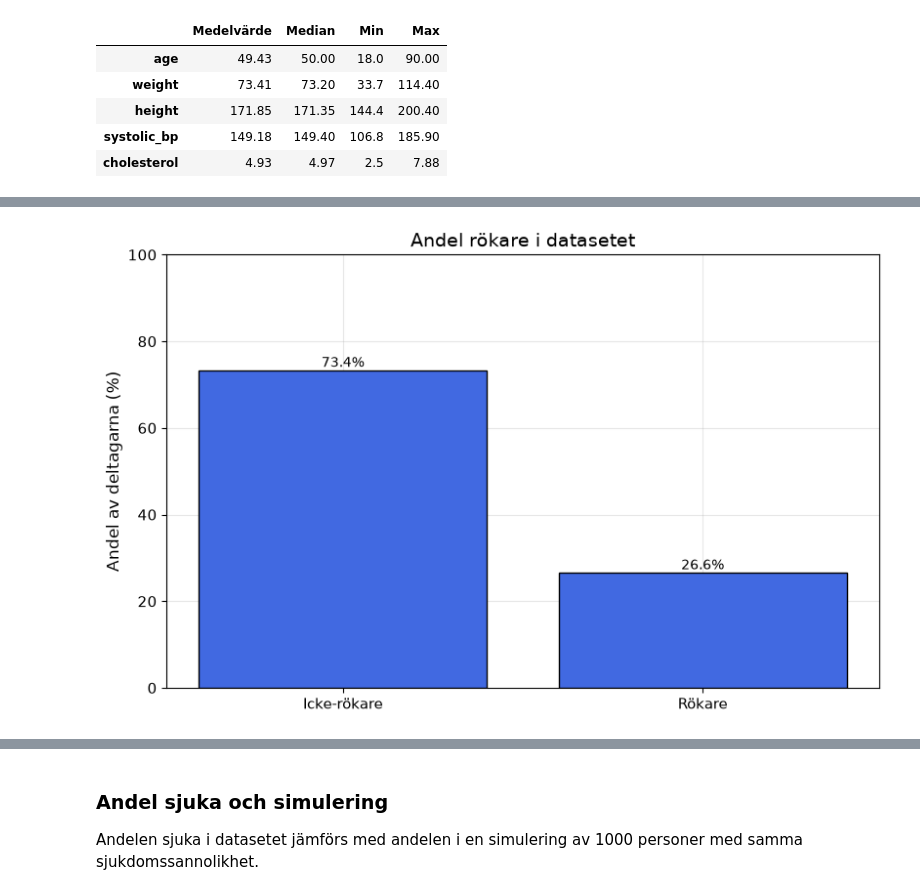
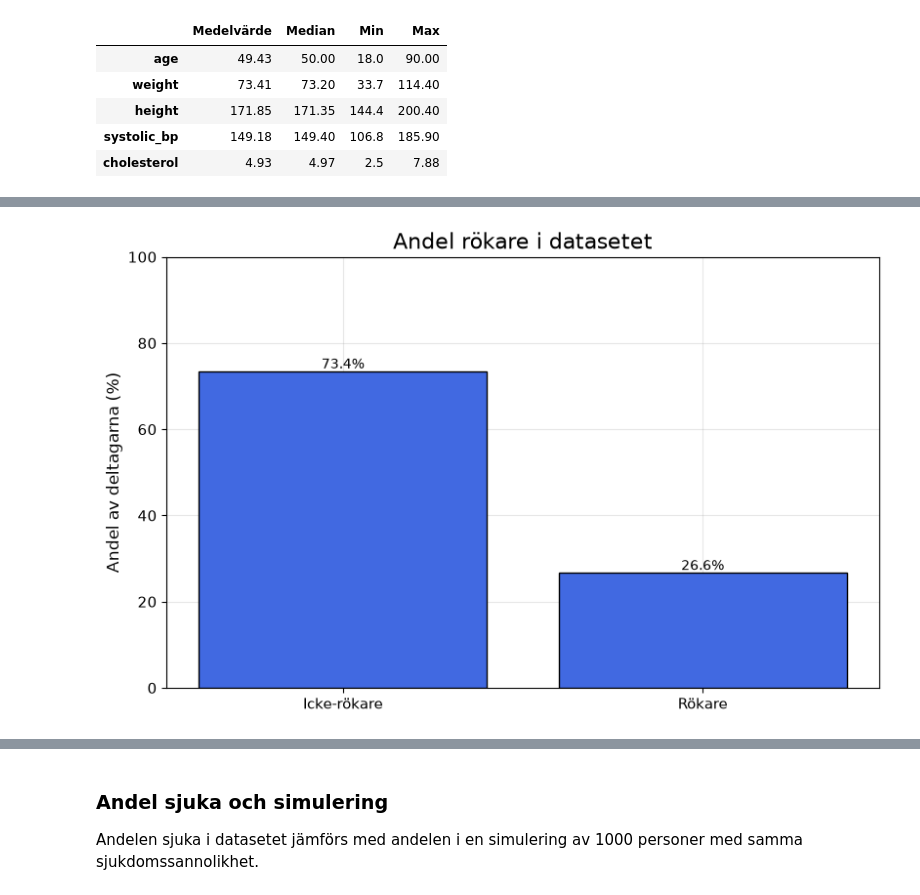
Before and after one commit to natasa-s/halsostudie, a Jupyter notebook: report_del1.ipynb, the cells around one changed output, grey strips where cells are left out. Cells and saved outputs as stored; diff of their text form; code cells hidden in the pictures.

```diff
--- a/report_del1.ipynb
+++ b/report_del1.ipynb
@@ -14,7 +14,7 @@ np.random.seed(42)
 plt.rcParams.update({
     "figure.figsize": (8, 5),
     "figure.constrained_layout.use": True,
-    "axes.titlesize": 14,
+    "axes.titlesize": 16,
     "axes.labelsize": 12,
     "xtick.labelsize": 11,
     "ytick.labelsize": 11,
@@ -172,17 +159,13 @@ plt.show()
 # %%
 smoker_share = df["smoker"].value_counts(normalize=True) * 100
 smoker_share = smoker_share.reindex(["No", "Yes"])
 
 fig, ax = plt.subplots()
-
 bars = ax.bar(["Icke-rökare", "Rökare"], smoker_share.values, edgecolor="black")
 ax.bar_label(bars, fmt="%.1f%%")
-
-ax.set_title("Andel rökare i datasetet")
-ax.set_ylabel("Andel av deltagarna (%)")
+ax.set(title="Andel rökare i datasetet", ylabel="Andel av deltagarna (%)")
 ax.set_ylim(0, 100)
-
 plt.show()
 # %% [output]
-[figure, old version]
+[figure, new version]
 # %%
```
Also changed, not shown: parts of 11 cells of this notebook.
